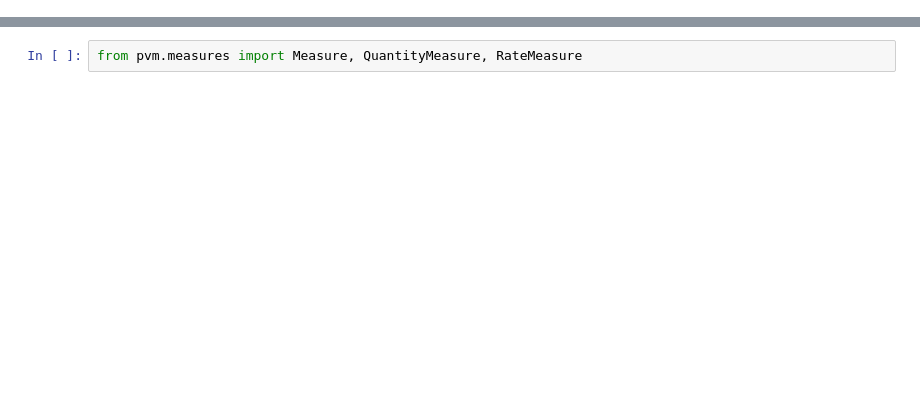
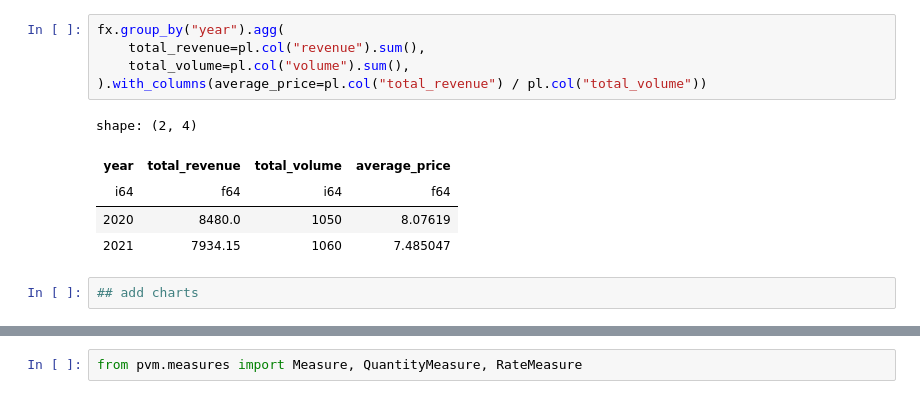
Before and after one commit to kamicollo/pvm, a Jupyter notebook: docs/notebooks/basic_intro.ipynb, the cells around one changed output, grey strips where cells are left out. Cells and saved outputs as stored; diff of their text form; blank space fills up the shorter version.

```diff
--- a/docs/notebooks/basic_intro.ipynb
+++ b/docs/notebooks/basic_intro.ipynb
@@ -26,0 +31,13 @@ sales = con.table("sales")
+# %%
+fx.group_by("year").agg(
+    total_revenue=pl.col("revenue").sum(),
+    total_volume=pl.col("volume").sum(),
+).with_columns(average_price=pl.col("total_revenue") / pl.col("total_volume"))
+# %% [output]
+shape: (2, 4)
+| year | total_revenue | total_volume | average_price |
+| i64 | f64 | i64 | f64 |
+| 2020 | 8480.0 | 1050 | 8.07619 |
+| 2021 | 7934.15 | 1060 | 7.485047 |
+# %%
+## add charts
```
Also changed, not shown: parts of 18 cells of this notebook, 5 other files.
